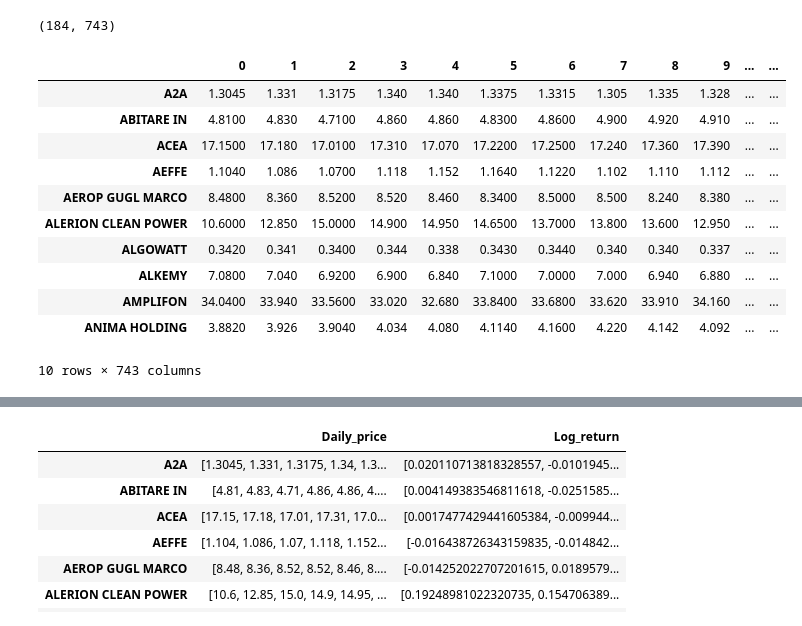
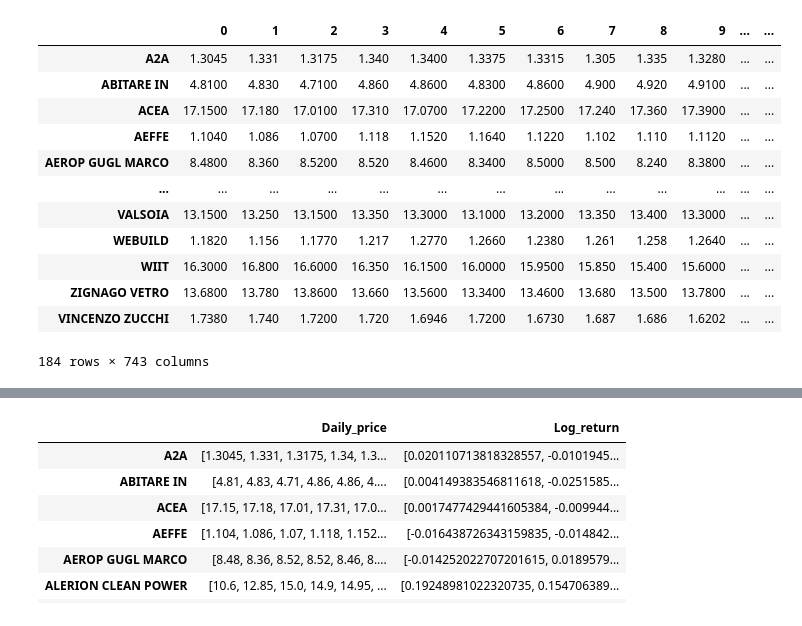
Before and after one commit to NiccoloMarzi/Financial-Network-Analysis, a Jupyter notebook: SNA_project.ipynb, the cells around one changed output, grey strips where cells are left out. Cells and saved outputs as stored; diff of their text form; code cells hidden in the pictures.

```diff
--- a/SNA_project.ipynb
+++ b/SNA_project.ipynb
@@ -8,22 +8,19 @@ from scipy import stats
 import seaborn as sns
 # %%
 df = pd.read_csv('PREZZI.csv', sep=',').transpose()
-# %%
-print(df.shape)
-# %% [output]
-(184, 743)
 # %%
-df.head(10)
+df
 # %% [output]
 |  | 0 | 1 | 2 | 3 | 4 | 5 | 6 | 7 | 8 | 9 | ... | ... |
-| A2A | 1.3045 | 1.331 | 1.3175 | 1.340 | 1.340 | 1.3375 | 1.3315 | 1.305 | 1.335 | 1.328 | ... | ... |
-| ABITARE IN | 4.8100 | 4.830 | 4.7100 | 4.860 | 4.860 | 4.8300 | 4.8600 | 4.900 | 4.920 | 4.910 | ... | ... |
-| ACEA | 17.1500 | 17.180 | 17.0100 | 17.310 | 17.070 | 17.2200 | 17.2500 | 17.240 | 17.360 | 17.390 | ... | ... |
-| AEFFE | 1.1040 | 1.086 | 1.0700 | 1.118 | 1.152 | 1.1640 | 1.1220 | 1.102 | 1.110 | 1.112 | ... | ... |
-| AEROP GUGL MARCO | 8.4800 | 8.360 | 8.5200 | 8.520 | 8.460 | 8.3400 | 8.5000 | 8.500 | 8.240 | 8.380 | ... | ... |
-| ALERION CLEAN POWER | 10.6000 | 12.850 | 15.0000 | 14.900 | 14.950 | 14.6500 | 13.7000 | 13.800 | 13.600 | 12.950 | ... | ... |
-| ALGOWATT | 0.3420 | 0.341 | 0.3400 | 0.344 | 0.338 | 0.3430 | 0.3440 | 0.340 | 0.340 | 0.337 | ... | ... |
-| ALKEMY | 7.0800 | 7.040 | 6.9200 | 6.900 | 6.840 | 7.1000 | 7.0000 | 7.000 | 6.940 | 6.880 | ... | ... |
-| AMPLIFON | 34.0400 | 33.940 | 33.5600 | 33.020 | 32.680 | 33.8400 | 33.6800 | 33.620 | 33.910 | 34.160 | ... | ... |
-| ANIMA HOLDING | 3.8820 | 3.926 | 3.9040 | 4.034 | 4.080 | 4.1140 | 4.1600 | 4.220 | 4.142 | 4.092 | ... | ... |
+| A2A | 1.3045 | 1.331 | 1.3175 | 1.340 | 1.3400 | 1.3375 | 1.3315 | 1.305 | 1.335 | 1.3280 | ... | ... |
+| ABITARE IN | 4.8100 | 4.830 | 4.7100 | 4.860 | 4.8600 | 4.8300 | 4.8600 | 4.900 | 4.920 | 4.9100 | ... | ... |
+| ACEA | 17.1500 | 17.180 | 17.0100 | 17.310 | 17.0700 | 17.2200 | 17.2500 | 17.240 | 17.360 | 17.3900 | ... | ... |
+| AEFFE | 1.1040 | 1.086 | 1.0700 | 1.118 | 1.1520 | 1.1640 | 1.1220 | 1.102 | 1.110 | 1.1120 | ... | ... |
+| AEROP GUGL MARCO | 8.4800 | 8.360 | 8.5200 | 8.520 | 8.4600 | 8.3400 | 8.5000 | 8.500 | 8.240 | 8.3800 | ... | ... |
+| ... | ... | ... | ... | ... | ... | ... | ... | ... | ... | ... | ... | ... |
+| VALSOIA | 13.1500 | 13.250 | 13.1500 | 13.350 | 13.3000 | 13.1000 | 13.2000 | 13.350 | 13.400 | 13.3000 | ... | ... |
+| WEBUILD | 1.1820 | 1.156 | 1.1770 | 1.217 | 1.2770 | 1.2660 | 1.2380 | 1.261 | 1.258 | 1.2640 | ... | ... |
+| WIIT | 16.3000 | 16.800 | 16.6000 | 16.350 | 16.1500 | 16.0000 | 15.9500 | 15.850 | 15.400 | 15.6000 | ... | ... |
+| ZIGNAGO VETRO | 13.6800 | 13.780 | 13.8600 | 13.660 | 13.5600 | 13.3400 | 13.4600 | 13.680 | 13.500 | 13.7800 | ... | ... |
+| VINCENZO ZUCCHI | 1.7380 | 1.740 | 1.7200 | 1.720 | 1.6946 | 1.7200 | 1.6730 | 1.687 | 1.686 | 1.6202 | ... | ... |
-10 rows × 743 columns
+184 rows × 743 columns
```
Also changed, not shown: parts of 29 cells of this notebook, 1 other file.
